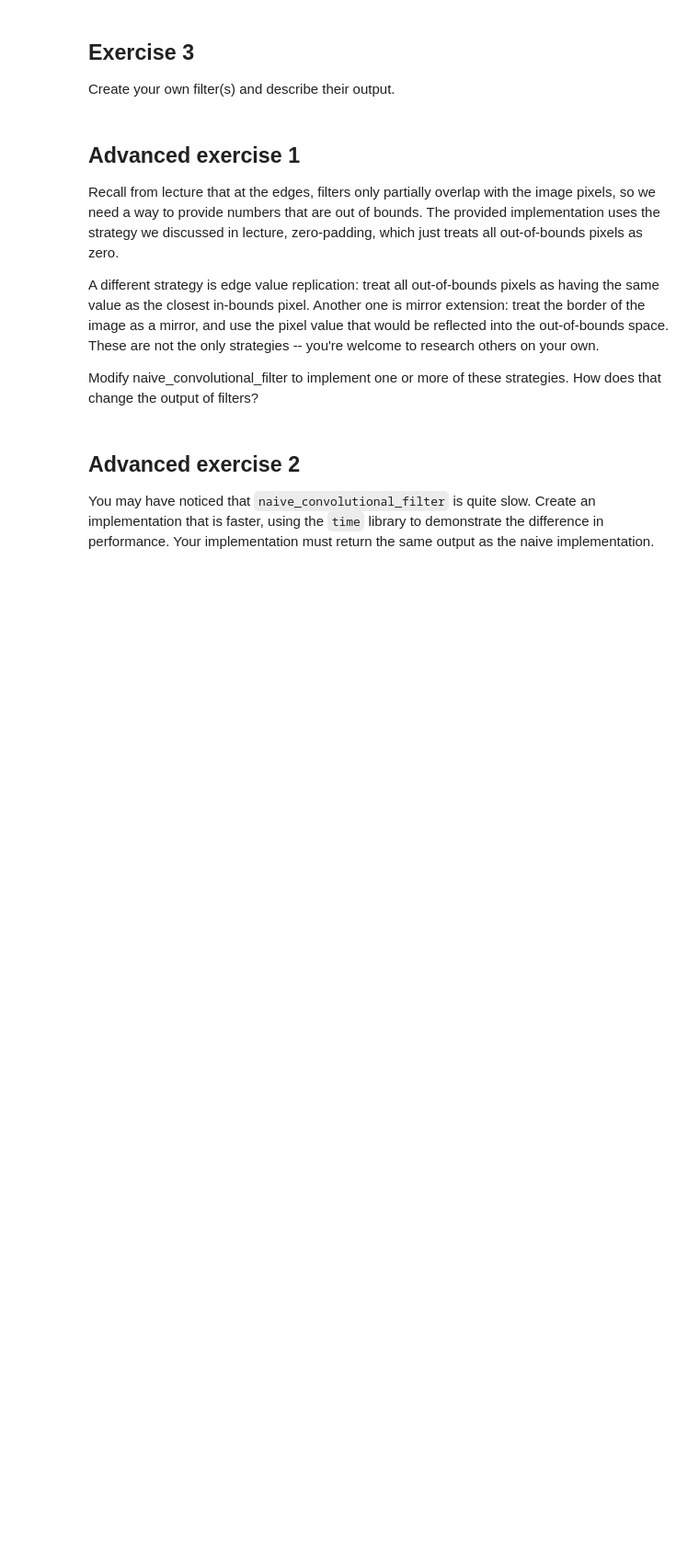
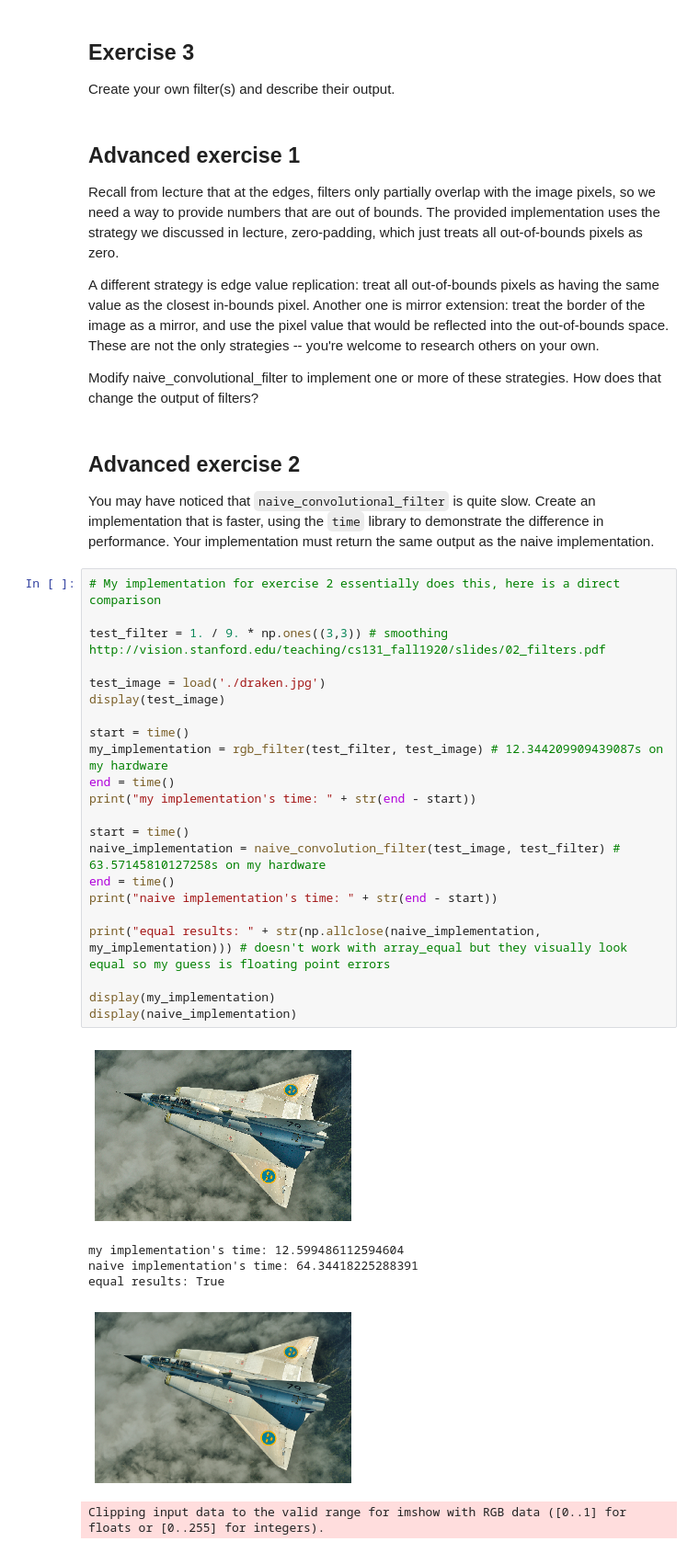
Before and after one commit to Daniel-E-B/cs280-computer-vision, a Jupyter notebook: Filters/Filters.ipynb, the cells around one changed output. Shown at 92% size. Saved outputs shown, nothing was run; the diff lists cells and outputs as text; blank space fills up the shorter version.

```diff
--- a/Filters/Filters.ipynb
+++ b/Filters/Filters.ipynb
@@ -146,3 +197,32 @@ Modify naive_convolutional_filter to implement one or more of these strategies.
 ## Advanced exercise 2
 
 You may have noticed that `naive_convolutional_filter` is quite slow. Create an implementation that is faster, using the `time` library to demonstrate the difference in performance. Your implementation must return the same output as the naive implementation.
+# %%
+# My implementation for exercise 2 essentially does this, here is a direct comparison
+
+test_filter = 1. / 9. * np.ones((3,3)) # smoothing http://vision.stanford.edu/teaching/cs131_fall1920/slides/02_filters.pdf
+
+test_image = load('./draken.jpg')
+display(test_image)
+
+start = time()
+my_implementation = rgb_filter(test_filter, test_image) # 12.344209909439087s on my hardware
+end = time()
+print("my implementation's time: " + str(end - start))
+
+start = time()
+naive_implementation = naive_convolution_filter(test_image, test_filter) # 63.57145810127258s on my hardware
+end = time()
+print("naive implementation's time: " + str(end - start))
+
+print("equal results: " + str(np.allclose(naive_implementation, my_implementation))) # doesn't work with array_equal but they visually look equal so my guess is floating point errors
+
+display(my_implementation)
+display(naive_implementation)
+# %% [output]
+[figure, added]
+my implementation's time: 12.599486112594604
+naive implementation's time: 64.34418225288391
+equal results: True
+[figure, added]
+Clipping input data to the valid range for imshow with RGB data ([0..1] for floats or [0..255] for integers).
```
Also changed, not shown: parts of 5 cells of this notebook, 1 other file.
